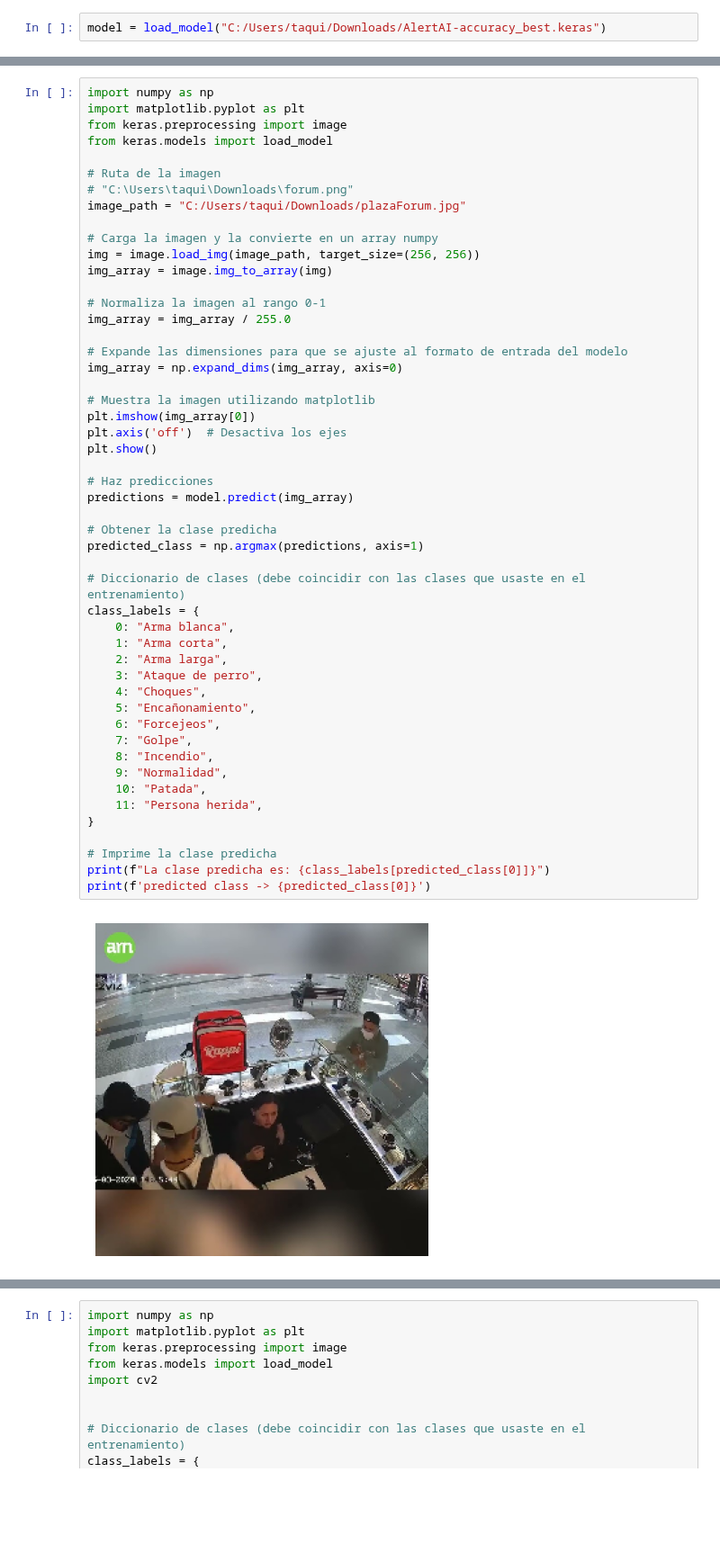
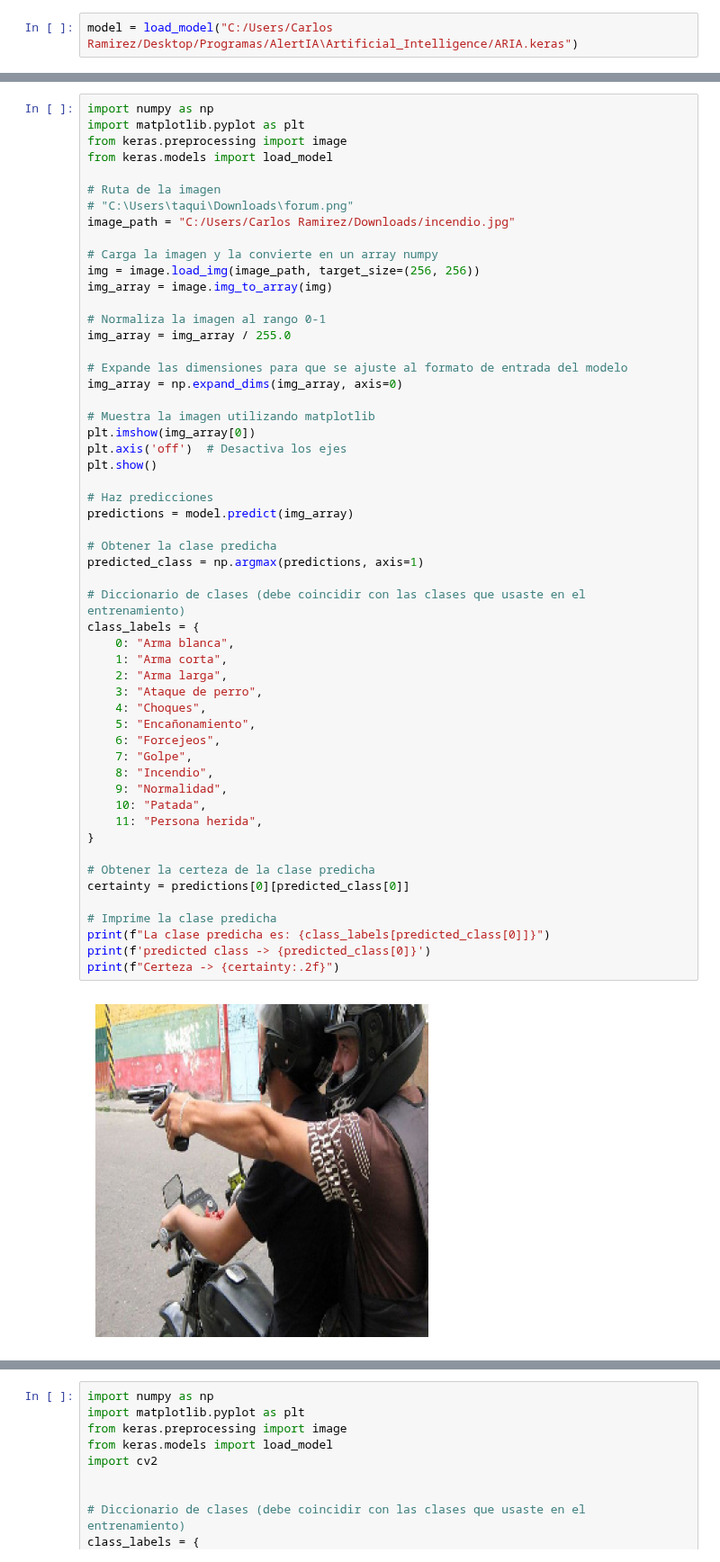
Before and after one commit to CarlosIsaelRamirezGonzalez/AlertIA, a Jupyter notebook: Artificial_Intelligence/AI.ipynb, the cells around one changed output, grey strips where cells are left out. Shown at 90% size. Drawn from its saved outputs; the diff is of its cells as text; blank space fills up the shorter version.

```diff
--- a/Artificial_Intelligence/AI.ipynb
+++ b/Artificial_Intelligence/AI.ipynb
@@ -6,5 +8,5 @@ import matplotlib.pyplot as plt
 # %%
-model = load_model("C:/Users/taqui/Downloads/AlertAI-accuracy_best.keras")
+model = load_model("C:/Users/Carlos Ramirez/Desktop/Programas/AlertIA\Artificial_Intelligence/ARIA.keras")
 # %%
 model.summary()
 # %% [output]
@@ -38,7 +40,7 @@ from keras.models import load_model
 
 # Ruta de la imagen
 # "C:\Users\taqui\Downloads\forum.png"
-image_path = "C:/Users/taqui/Downloads/plazaForum.jpg"
+image_path = "C:/Users/Carlos Ramirez/Downloads/incendio.jpg"
 
 # Carga la imagen y la convierte en un array numpy
 img = image.load_img(image_path, target_size=(256, 256))
@@ -54,31 +56,35 @@ img_array = np.expand_dims(img_array, axis=0)
 plt.imshow(img_array[0])
 plt.axis('off')  # Desactiva los ejes
 plt.show()
 
 # Haz predicciones
 predictions = model.predict(img_array)
 
 # Obtener la clase predicha
 predicted_class = np.argmax(predictions, axis=1)
 
 # Diccionario de clases (debe coincidir con las clases que usaste en el entrenamiento)
 class_labels = {
     0: "Arma blanca",
     1: "Arma corta",
     2: "Arma larga",
     3: "Ataque de perro",
     4: "Choques",
     5: "Encañonamiento",
     6: "Forcejeos",
     7: "Golpe",
     8: "Incendio",
     9: "Normalidad",
     10: "Patada",
     11: "Persona herida",
 }
 
+# Obtener la certeza de la clase predicha
+certainty = predictions[0][predicted_class[0]]
+
 # Imprime la clase predicha
 print(f"La clase predicha es: {class_labels[predicted_class[0]]}")
 print(f'predicted class -> {predicted_class[0]}')
+print(f"Certeza -> {certainty:.2f}")
 # %% [output]
-[figure, old version]
+[figure, new version]
```
Also changed, not shown: parts of 3 cells of this notebook, 11 other files.
